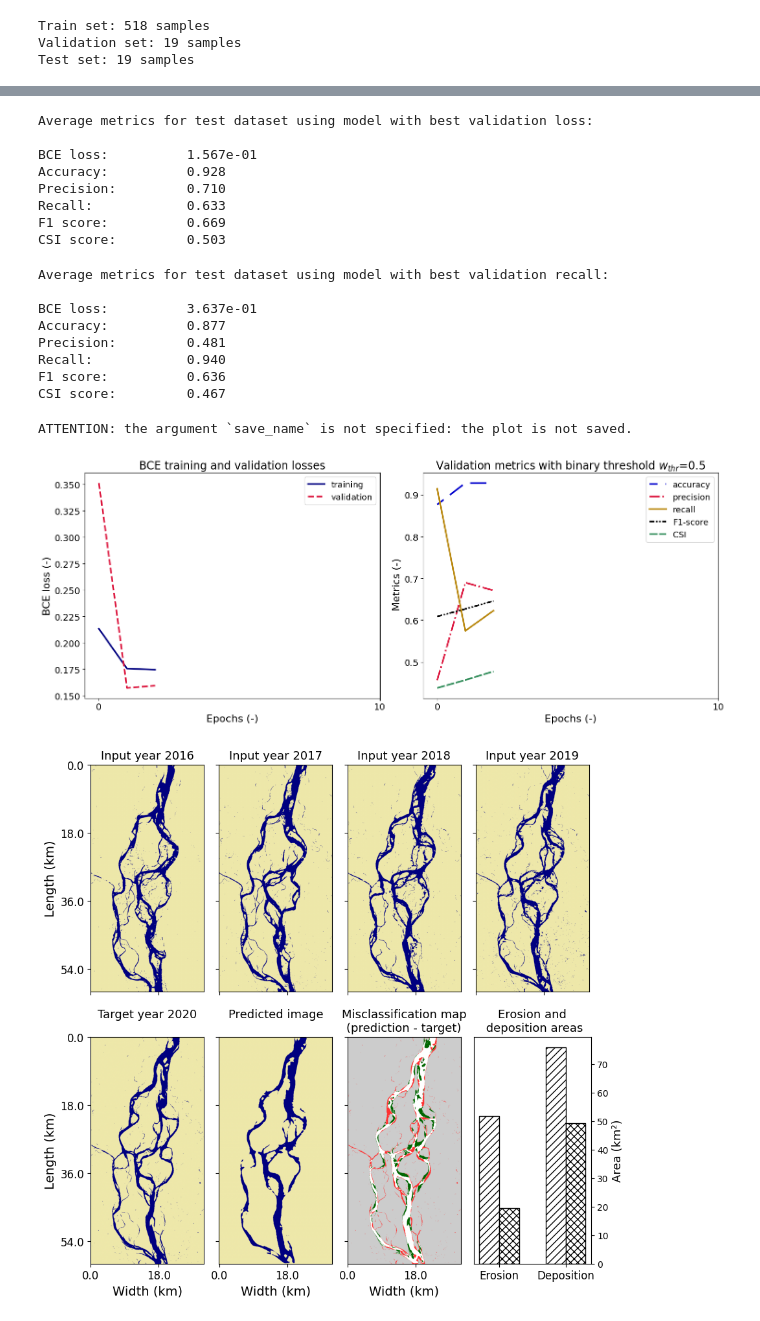
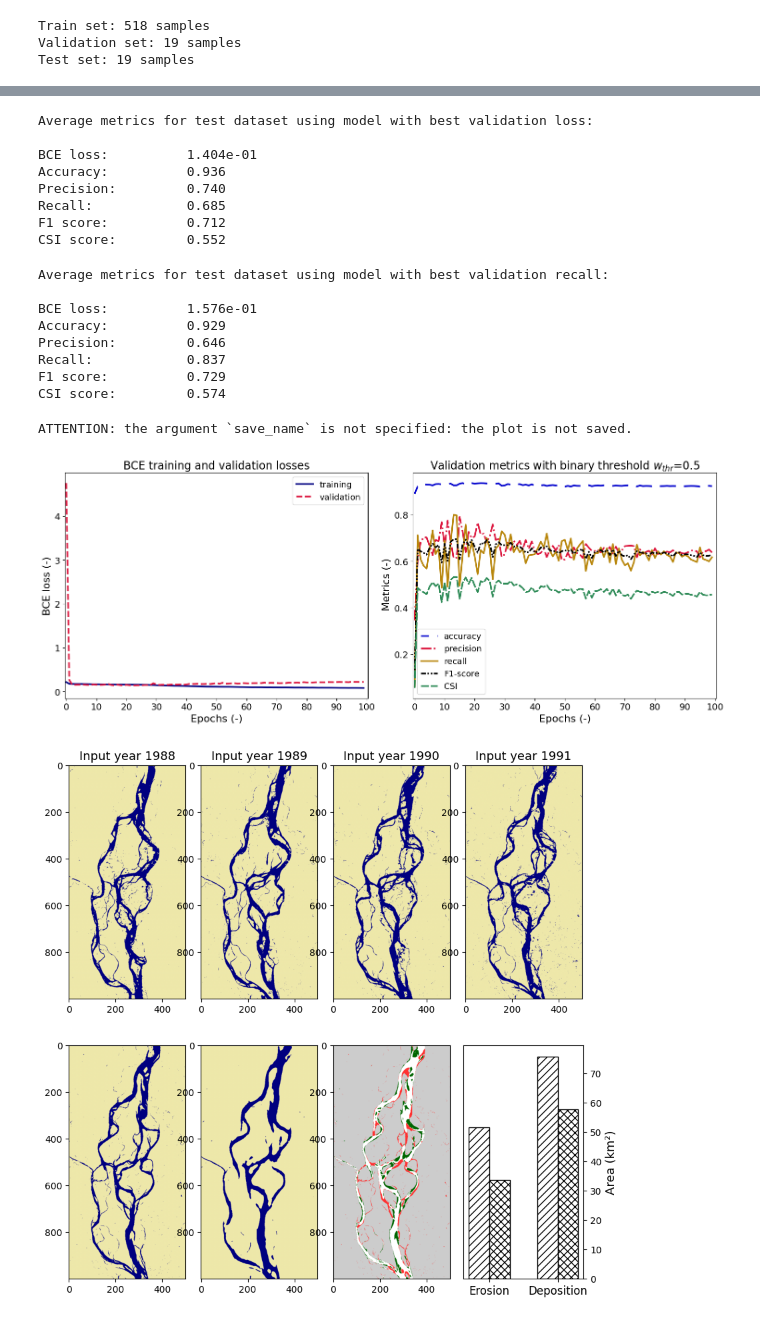
Before and after one commit to guin0x/aiaiaik-ramba, a Jupyter notebook: notebook3d.ipynb, the cells around one changed output, grey strips where cells are left out. Cells and saved outputs as stored; diff of their text form; code cells hidden in the pictures.

```diff
--- a/notebook3d.ipynb
+++ b/notebook3d.ipynb
@@ -43,6 +41,10 @@ def load_with_hdf5(name):
 train_set = load_with_hdf5("train_set_3d")
 val_set = load_with_hdf5("val_set_3d")
 test_set = load_with_hdf5("test_set_3d")
+# %%
+train_set = TensorDataset(train_set.tensors[0], train_set.tensors[1].squeeze())
+val_set = TensorDataset(val_set.tensors[0], val_set.tensors[1].squeeze())
+test_set = TensorDataset(test_set.tensors[0], test_set.tensors[1].squeeze())
 # %%
 print(f"Train set: {len(train_set)} samples")
 print(f"Validation set: {len(val_set)} samples")
@@ -54,7 +56,7 @@ Test set: 19 samples
 # %%
 n_channels = train_set[0][0].shape[0]
 n_classes = 1 # ?
-init_hid_dim = 8
+init_hid_dim = 32
 kernel_size = 3
 pooling = 'max'
 
@@ -96,7 +98,7 @@ Model size: 1.99 MB.
 # %%
 learning_rate = 0.05
 batch_size = 16
-num_epochs = 3
+num_epochs = 100
 water_threshold = 0.5
 
 optimizer = torch.optim.Adam(params=model.parameters(), lr=learning_rate)
@@ -209,12 +229,12 @@ CSI score:         {test_csi_score:.3f}')
 # %% [output]
 Average metrics for test dataset using model with best validation loss:
 
-BCE loss:          1.567e-01
-Accuracy:          0.928
-Precision:         0.710
-Recall:            0.633
-F1 score:          0.669
-CSI score:         0.503
+BCE loss:          1.404e-01
+Accuracy:          0.936
+Precision:         0.740
+Recall:            0.685
+F1 score:          0.712
+CSI score:         0.552
 # %%
 # test the max recall model - average loss and metrics
 
@@ -231,19 +251,19 @@ CSI score:         {test_csi_score:.3f}')
 # %% [output]
 Average metrics for test dataset using model with best validation recall:
 
-BCE loss:          3.637e-01
-Accuracy:          0.877
-Precision:         0.481
-Recall:            0.940
-F1 score:          0.636
-CSI score:         0.467
+BCE loss:          1.576e-01
+Accuracy:          0.929
+Precision:         0.646
+Recall:            0.837
+F1 score:          0.729
+CSI score:         0.574
 # %%
 plot_losses_metrics(train_losses, val_losses, metrics, model_recall, loss_f=loss_f)
 # %% [output]
 ATTENTION: the argument `save_name` is not specified: the plot is not saved.
-[figure, old version]
+[figure, new version]
 # %%
-show_evolution_nolegend(18, test_set, model_loss)
+show_evolution_nolegend_3d(18, test_set, model_loss)
 # %% [output]
-[figure, old version]
+[figure, new version]
 # %%
```
Also changed, not shown: parts of 16 cells of this notebook, 16 other files.
